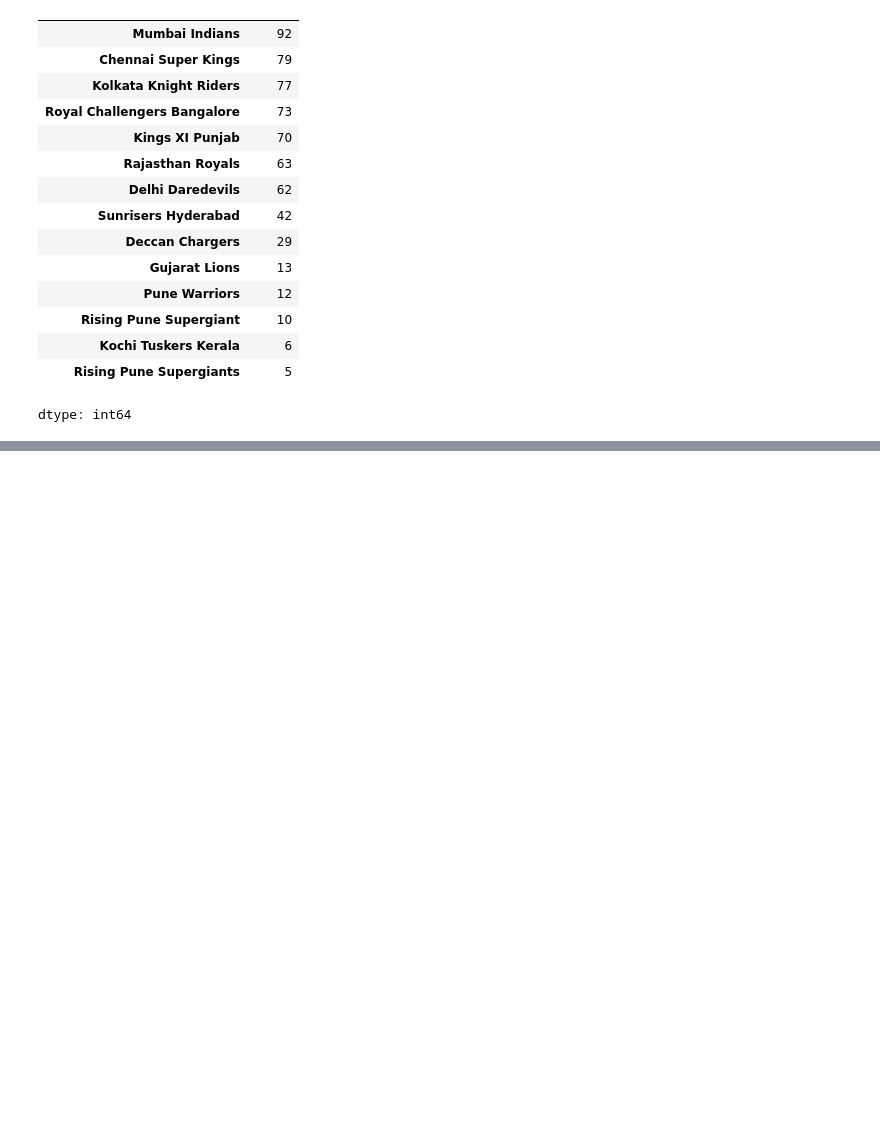
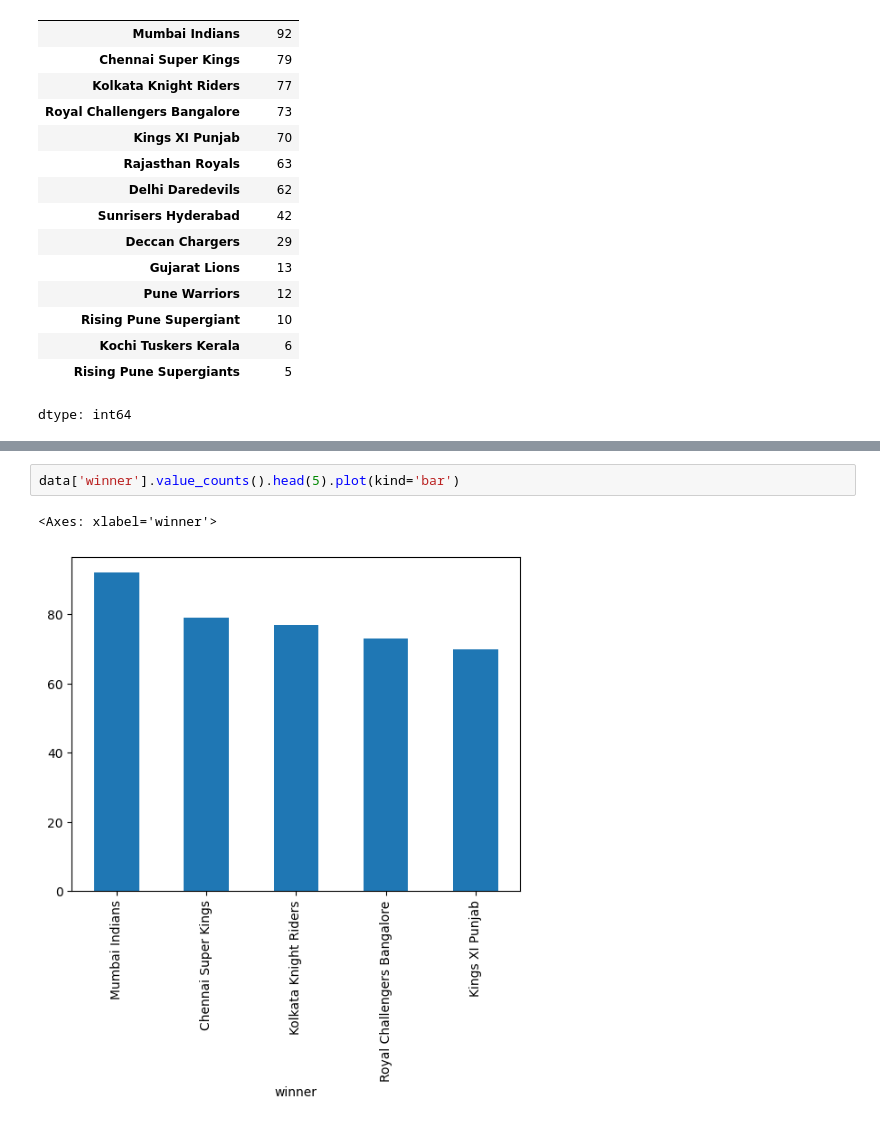
Before and after one commit to somaananta/learn_AI_with_som, a Jupyter notebook: iplanalysis.ipynb, the cells around one changed output, grey strips where cells are left out. Cells and saved outputs as stored; diff of their text form; blank space fills up the shorter version.

```diff
--- a/iplanalysis.ipynb
+++ b/iplanalysis.ipynb
@@ -278,0 +286,5 @@ dtype: int64
+# %%
+data['winner'].value_counts().head(5).plot(kind='bar')
+# %% [output]
+<Axes: xlabel='winner'>
+[figure, added]
```
Also changed, not shown: parts of 5 cells of this notebook.
